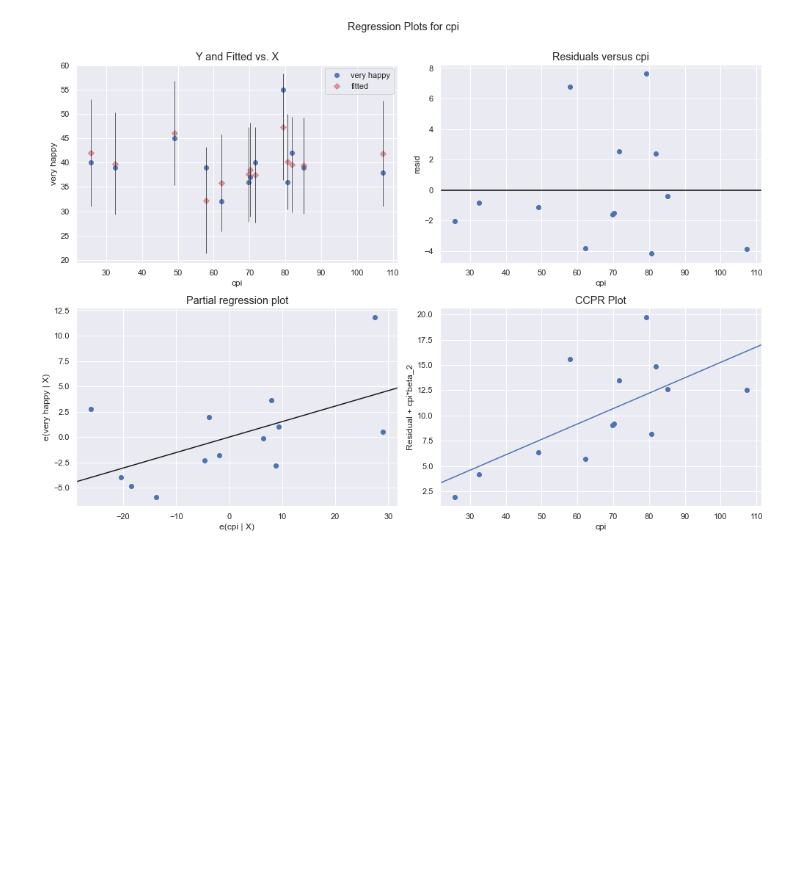
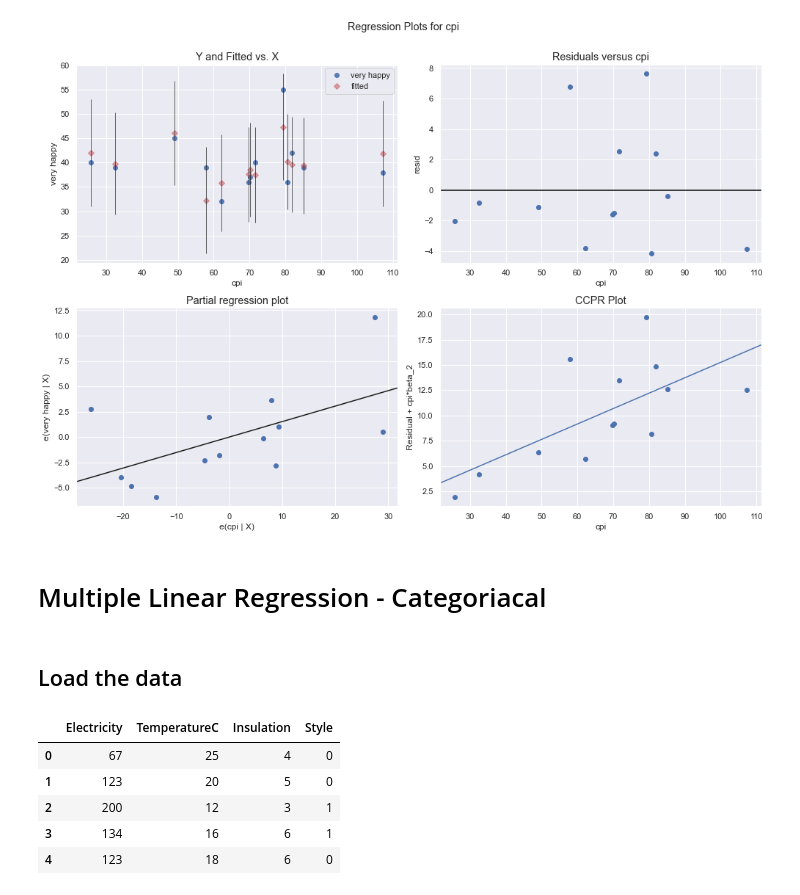
Before and after one commit to ArloRobinson/EDA-Practice, a Jupyter notebook: MultipleLinearRegression/Week3.ipynb, the cells around one changed output. Saved outputs shown, nothing was run; the diff lists cells and outputs as text; code cells hidden in the pictures; blank space fills up the shorter version.

```diff
--- a/MultipleLinearRegression/Week3.ipynb
+++ b/MultipleLinearRegression/Week3.ipynb
@@ -116,3 +131,5 @@ fig = sm.graphics.plot_regress_exog(results, 'cpi', fig=fig)
 # %% [output]
 eval_env: 1
 [figure]
+# %% [markdown]
+# Multiple Linear Regression - Categoriacal
@@ -118,0 +146,12 @@ eval_env: 1
+# %% [markdown]
+## Load the data
+# %%
+data2 = pd.read_csv('electric.csv')
+data2.head()
+# %% [output]
+|  | Electricity | TemperatureC | Insulation | Style |
+| 0 | 67 | 25 | 4 | 0 |
+| 1 | 123 | 20 | 5 | 0 |
+| 2 | 200 | 12 | 3 | 1 |
+| 3 | 134 | 16 | 6 | 1 |
+| 4 | 123 | 18 | 6 | 0 |
```
Also changed, not shown: parts of 14 cells of this notebook.
